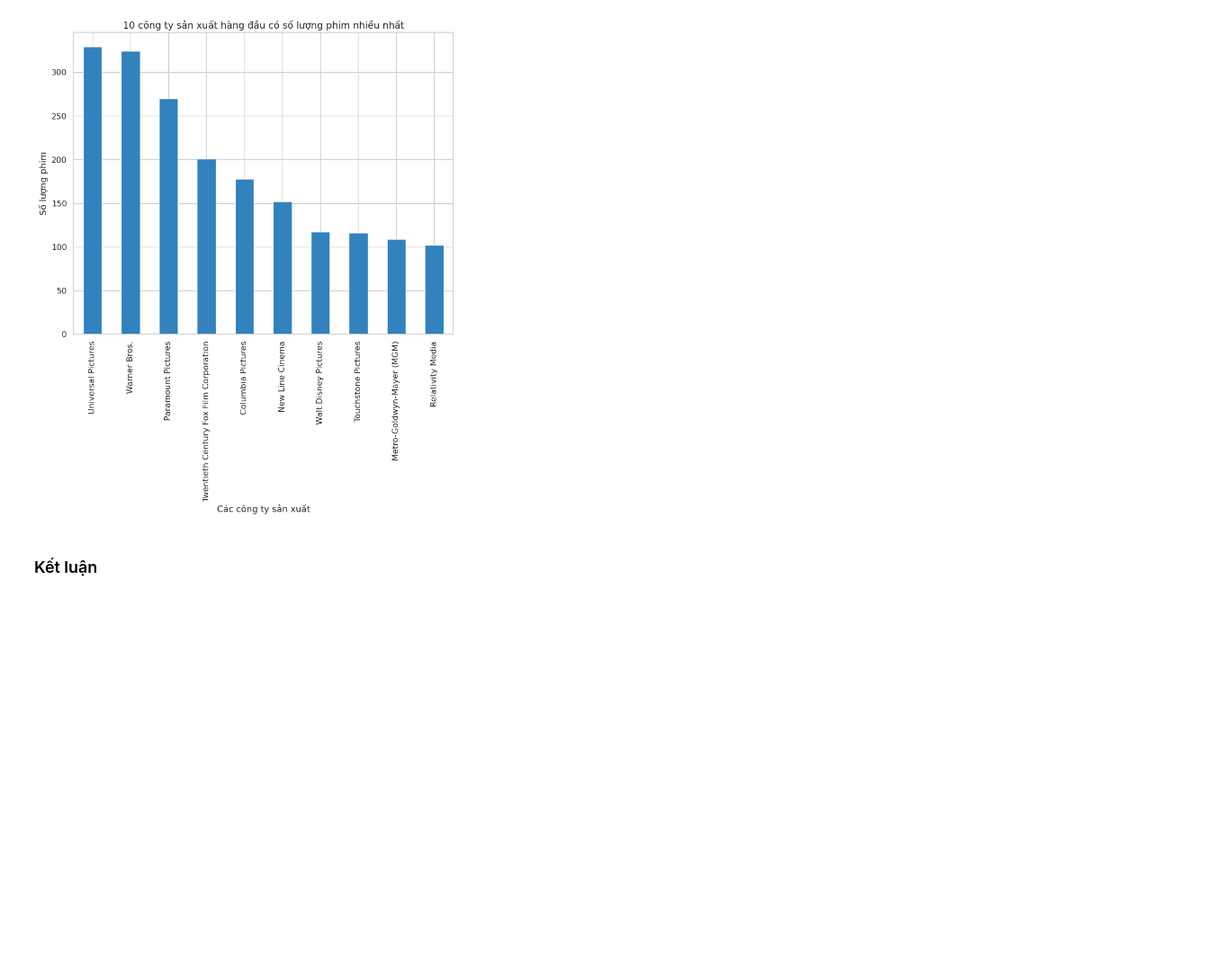
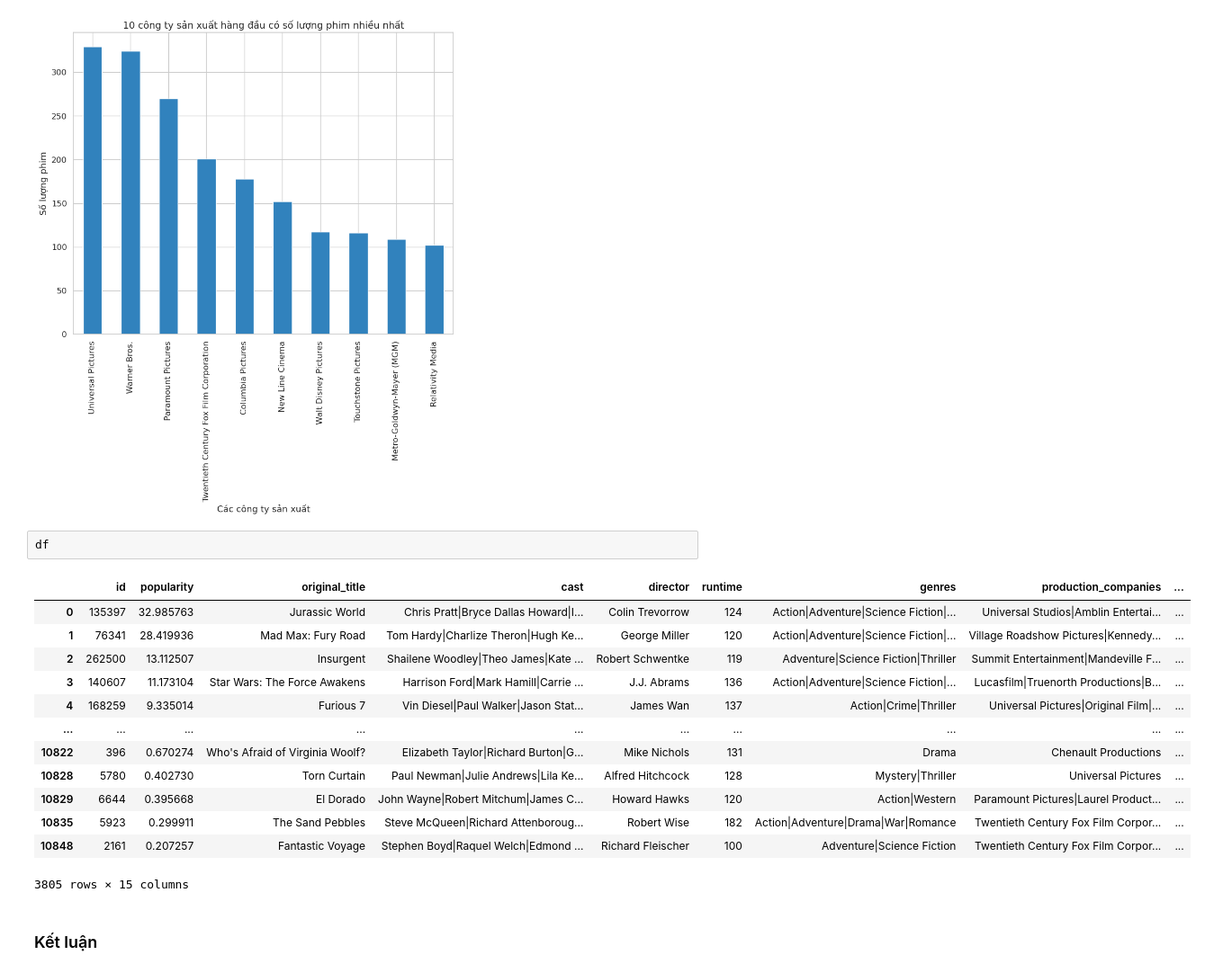
Before and after one commit to Nnguyen-dev2805/PYTHON_FinalProject, a Jupyter notebook: report.ipynb, the cells around one changed output. Shown at 90% size. Cells and saved outputs as stored; diff of their text form; blank space fills up the shorter version.

```diff
--- a/report.ipynb
+++ b/report.ipynb
@@ -937,6 +970,22 @@ Metro-Goldwyn-Mayer (MGM)                 109
 Relativity Media                          102
 Name: count, dtype: int64
 [figure]
+# %%
+df
+# %% [output]
+|  | id | popularity | original_title | cast | director | runtime | genres | production_companies | ... |
+| 0 | 135397 | 32.985763 | Jurassic World | Chris Pratt|Bryce Dallas Howard|I... | Colin Trevorrow | 124 | Action|Adventure|Science Fiction|... | Universal Studios|Amblin Entertai... | ... |
+| 1 | 76341 | 28.419936 | Mad Max: Fury Road | Tom Hardy|Charlize Theron|Hugh Ke... | George Miller | 120 | Action|Adventure|Science Fiction|... | Village Roadshow Pictures|Kennedy... | ... |
+| 2 | 262500 | 13.112507 | Insurgent | Shailene Woodley|Theo James|Kate ... | Robert Schwentke | 119 | Adventure|Science Fiction|Thriller | Summit Entertainment|Mandeville F... | ... |
+| 3 | 140607 | 11.173104 | Star Wars: The Force Awakens | Harrison Ford|Mark Hamill|Carrie ... | J.J. Abrams | 136 | Action|Adventure|Science Fiction|... | Lucasfilm|Truenorth Productions|B... | ... |
+| 4 | 168259 | 9.335014 | Furious 7 | Vin Diesel|Paul Walker|Jason Stat... | James Wan | 137 | Action|Crime|Thriller | Universal Pictures|Original Film|... | ... |
+| ... | ... | ... | ... | ... | ... | ... | ... | ... | ... |
+| 10822 | 396 | 0.670274 | Who's Afraid of Virginia Woolf? | Elizabeth Taylor|Richard Burton|G... | Mike Nichols | 131 | Drama | Chenault Productions | ... |
+| 10828 | 5780 | 0.402730 | Torn Curtain | Paul Newman|Julie Andrews|Lila Ke... | Alfred Hitchcock | 128 | Mystery|Thriller | Universal Pictures | ... |
+| 10829 | 6644 | 0.395668 | El Dorado | John Wayne|Robert Mitchum|James C... | Howard Hawks | 120 | Action|Western | Paramount Pictures|Laurel Product... | ... |
+| 10835 | 5923 | 0.299911 | The Sand Pebbles | Steve McQueen|Richard Attenboroug... | Robert Wise | 182 | Action|Adventure|Drama|War|Romance | Twentieth Century Fox Film Corpor... | ... |
+| 10848 | 2161 | 0.207257 | Fantastic Voyage | Stephen Boyd|Raquel Welch|Edmond ... | Richard Fleischer | 100 | Adventure|Science Fiction | Twentieth Century Fox Film Corpor... | ... |
+3805 rows × 15 columns
 # %% [markdown]
 ### Kết luận
 # %% [markdown]
```
Also changed, not shown: parts of 6 cells of this notebook, 8 other files.
